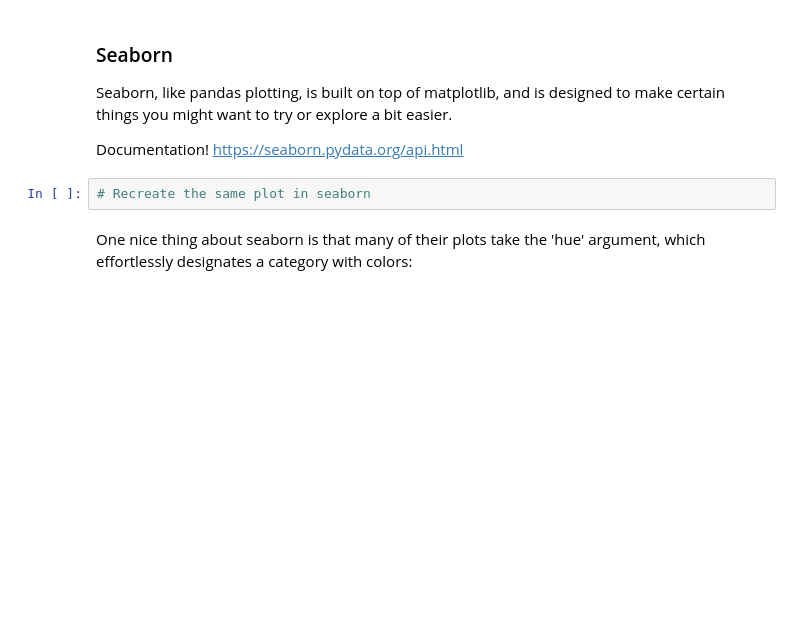
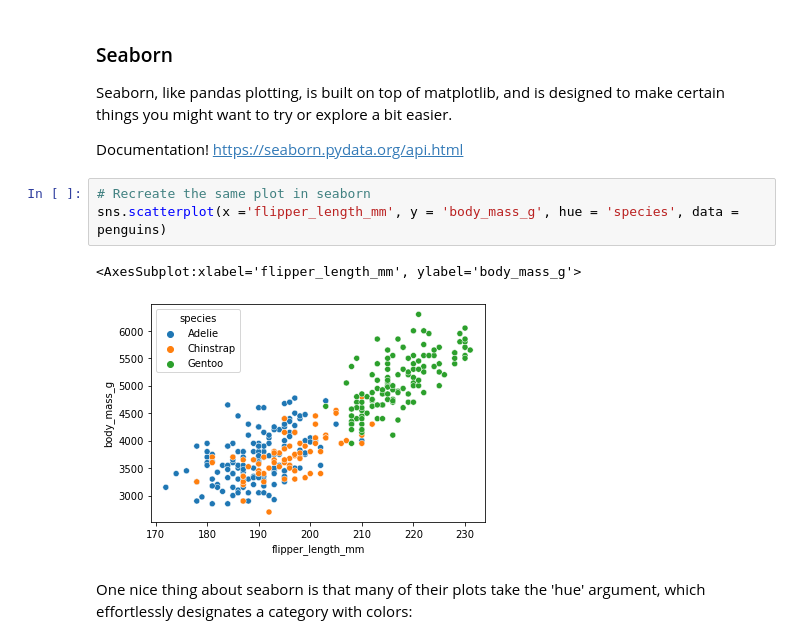
Before and after one commit to flatiron-school/DS-Live-040422, a Jupyter notebook: Phase1/09-PlottingWithPandas.ipynb, the cells around one changed output. Saved outputs shown, nothing was run; the diff lists cells and outputs as text; blank space fills up the shorter version.

```diff
--- a/Phase1/09-PlottingWithPandas.ipynb
+++ b/Phase1/09-PlottingWithPandas.ipynb
@@ -110,6 +155,10 @@ Seaborn, like pandas plotting, is built on top of matplotlib, and is designed to
 Documentation! https://seaborn.pydata.org/api.html
 # %%
 # Recreate the same plot in seaborn
+sns.scatterplot(x ='flipper_length_mm', y = 'body_mass_g', hue = 'species', data = penguins)
+# %% [output]
+<AxesSubplot:xlabel='flipper_length_mm', ylabel='body_mass_g'>
+[figure, added]
 # %% [markdown]
 One nice thing about seaborn is that many of their plots take the 'hue' argument, which effortlessly designates a category with colors:
 # %%
```
Also changed, not shown: parts of 8 cells of this notebook, 9 other files.
